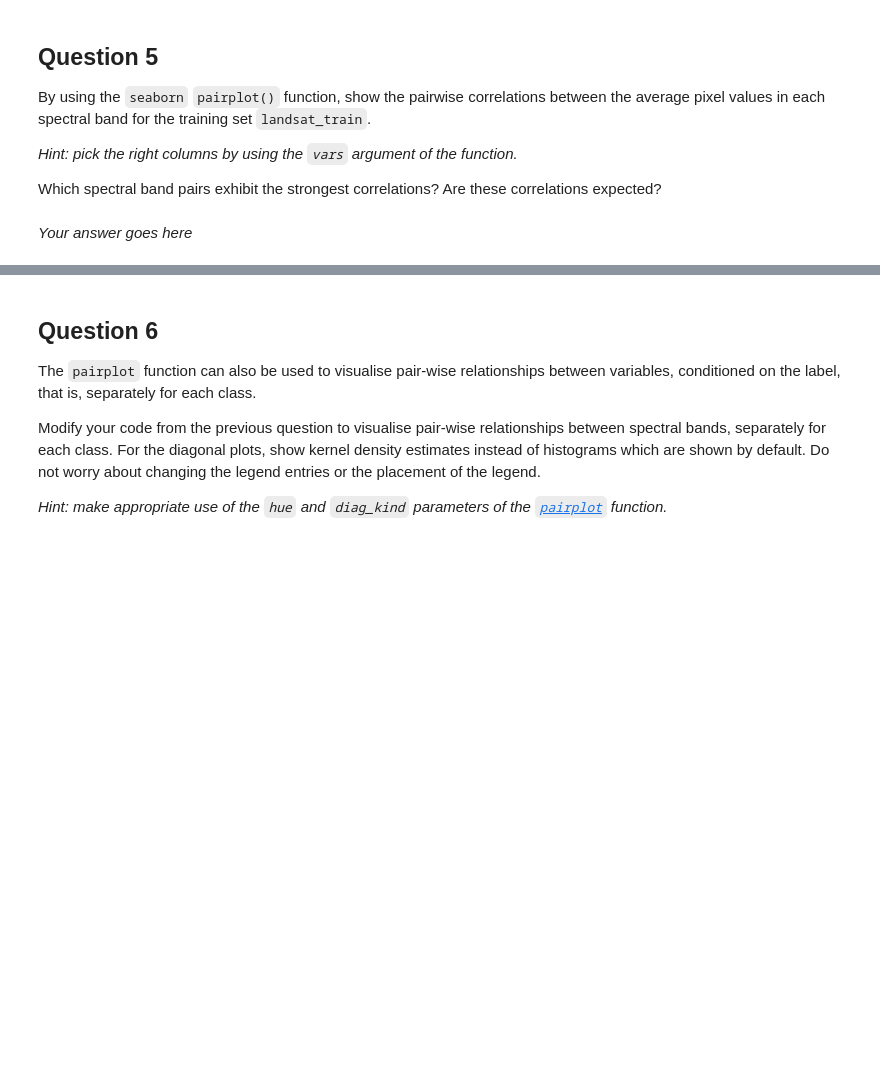
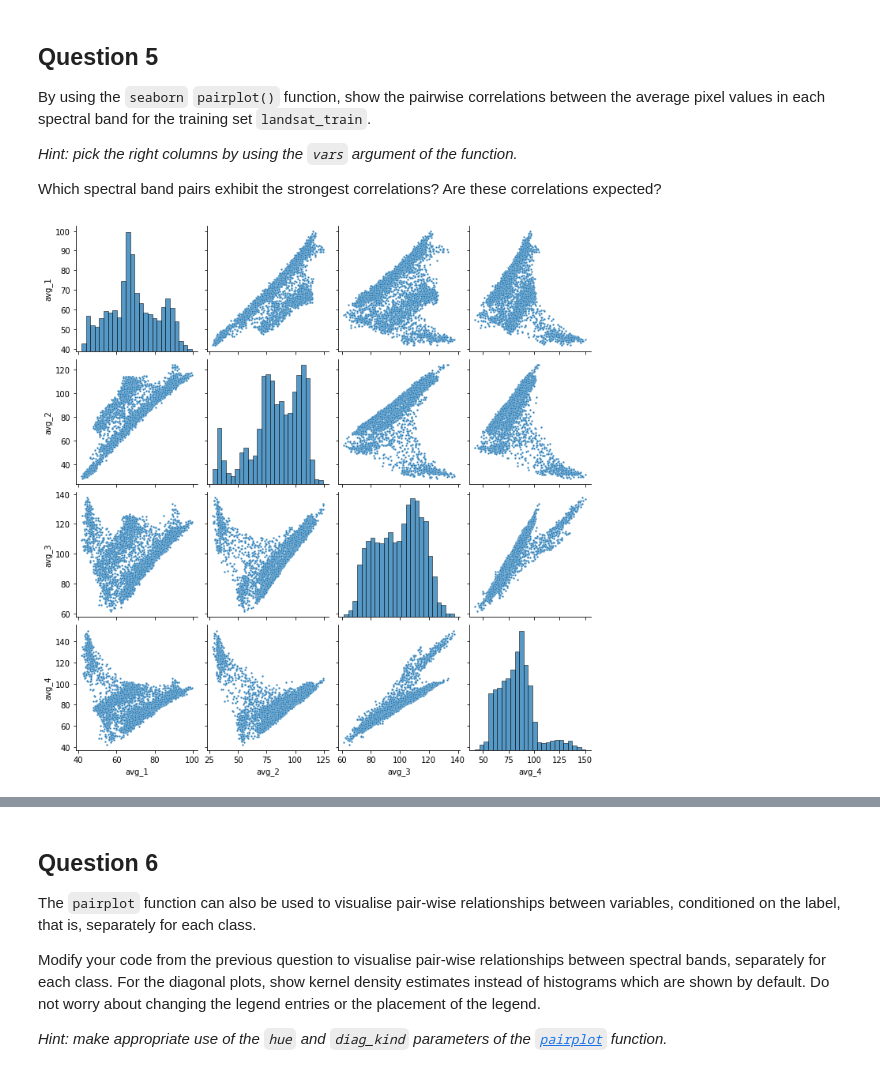
Before and after one commit to c-abbott/dme-2021, a Jupyter notebook: 01_Lab_1_Visualisation.ipynb, the cells around one changed output, grey strips where cells are left out. Cells and saved outputs as stored; diff of their text form; code cells hidden in the pictures; blank space fills up the shorter version.

```diff
--- a/01_Lab_1_Visualisation.ipynb
+++ b/01_Lab_1_Visualisation.ipynb
@@ -316,2 +511,5 @@ Which spectral band pairs exhibit the strongest correlations?  Are these correla
-# %% [markdown]
-*Your answer goes here*
+# %%
+sns.pairplot(landsat_train, vars = ["avg_1", "avg_2", "avg_3", "avg_4"],
+             plot_kws={'s' : 6}, diag_kws={'bins' : 25});
+# %% [output]
+[figure, added]
```
Also changed, not shown: parts of 39 cells of this notebook.
